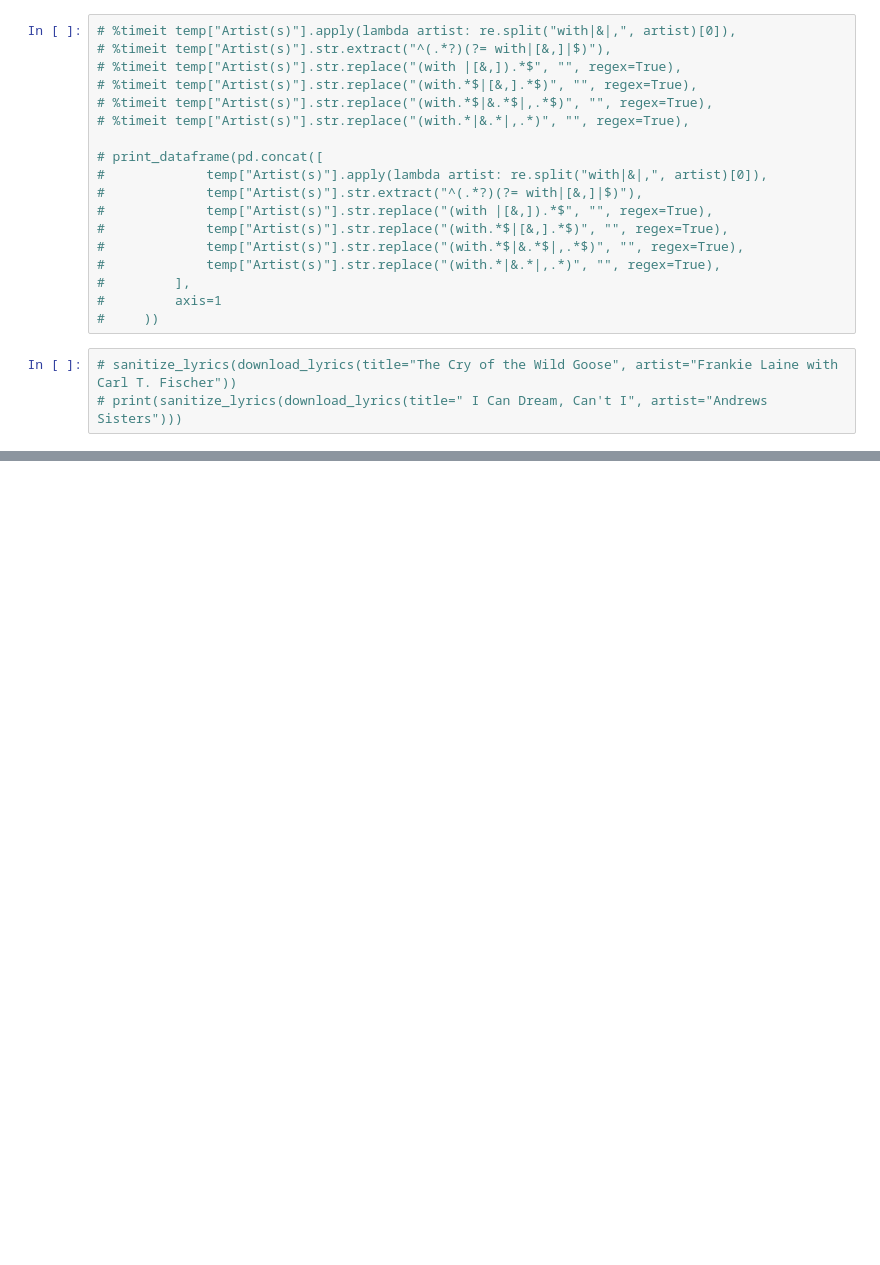
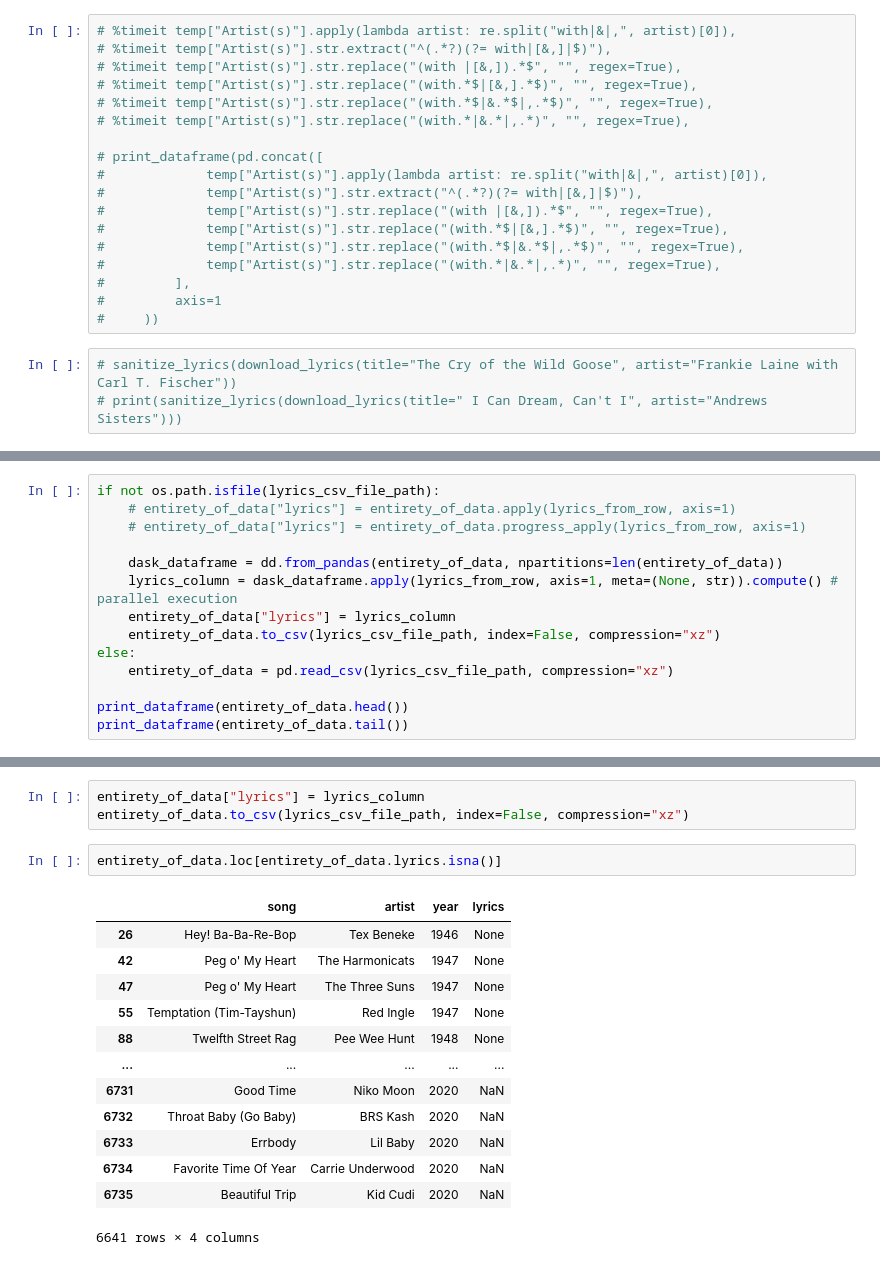
Before and after one commit to tohanov/miniproject-nlp, a Jupyter notebook: project.ipynb, the cells around one changed output, grey strips where cells are left out. Drawn from its saved outputs; the diff is of its cells as text; blank space fills up the shorter version.

```diff
--- a/project.ipynb
+++ b/project.ipynb
@@ -380 +368,15 @@ entirety_of_data
 6736 rows × 3 columns
+# %%
+if not os.path.isfile(lyrics_csv_file_path):
+    # entirety_of_data["lyrics"] = entirety_of_data.apply(lyrics_from_row, axis=1)
+    # entirety_of_data["lyrics"] = entirety_of_data.progress_apply(lyrics_from_row, axis=1)
+
+    dask_dataframe = dd.from_pandas(entirety_of_data, npartitions=len(entirety_of_data))
+    lyrics_column = dask_dataframe.apply(lyrics_from_row, axis=1, meta=(None, str)).compute() # parallel execution
+    entirety_of_data["lyrics"] = lyrics_column
+    entirety_of_data.to_csv(lyrics_csv_file_path, index=False, compression="xz")
+else:
+    entirety_of_data = pd.read_csv(lyrics_csv_file_path, compression="xz")
+
+print_dataframe(entirety_of_data.head())
+print_dataframe(entirety_of_data.tail())
@@ -380,0 +416,19 @@ entirety_of_data
+# %%
+entirety_of_data["lyrics"] = lyrics_column
+entirety_of_data.to_csv(lyrics_csv_file_path, index=False, compression="xz")
+# %%
+entirety_of_data.loc[entirety_of_data.lyrics.isna()]
+# %% [output]
+|  | song | artist | year | lyrics |
+| 26 | Hey! Ba-Ba-Re-Bop | Tex Beneke | 1946 | None |
+| 42 | Peg o' My Heart | The Harmonicats | 1947 | None |
+| 47 | Peg o' My Heart | The Three Suns | 1947 | None |
+| 55 | Temptation (Tim-Tayshun) | Red Ingle | 1947 | None |
+| 88 | Twelfth Street Rag | Pee Wee Hunt | 1948 | None |
+| ... | ... | ... | ... | ... |
+| 6731 | Good Time | Niko Moon | 2020 | NaN |
+| 6732 | Throat Baby (Go Baby) | BRS Kash | 2020 | NaN |
+| 6733 | Errbody | Lil Baby | 2020 | NaN |
+| 6734 | Favorite Time Of Year | Carrie Underwood | 2020 | NaN |
+| 6735 | Beautiful Trip | Kid Cudi | 2020 | NaN |
+6641 rows × 4 columns
```
Also changed, not shown: parts of 19 cells of this notebook.
